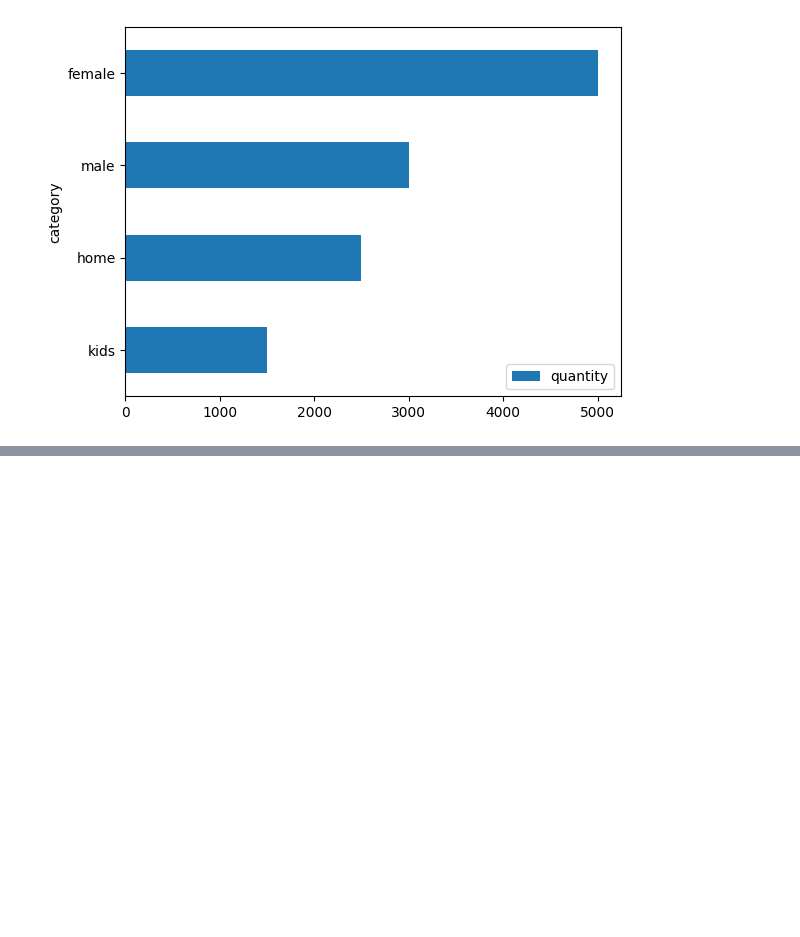
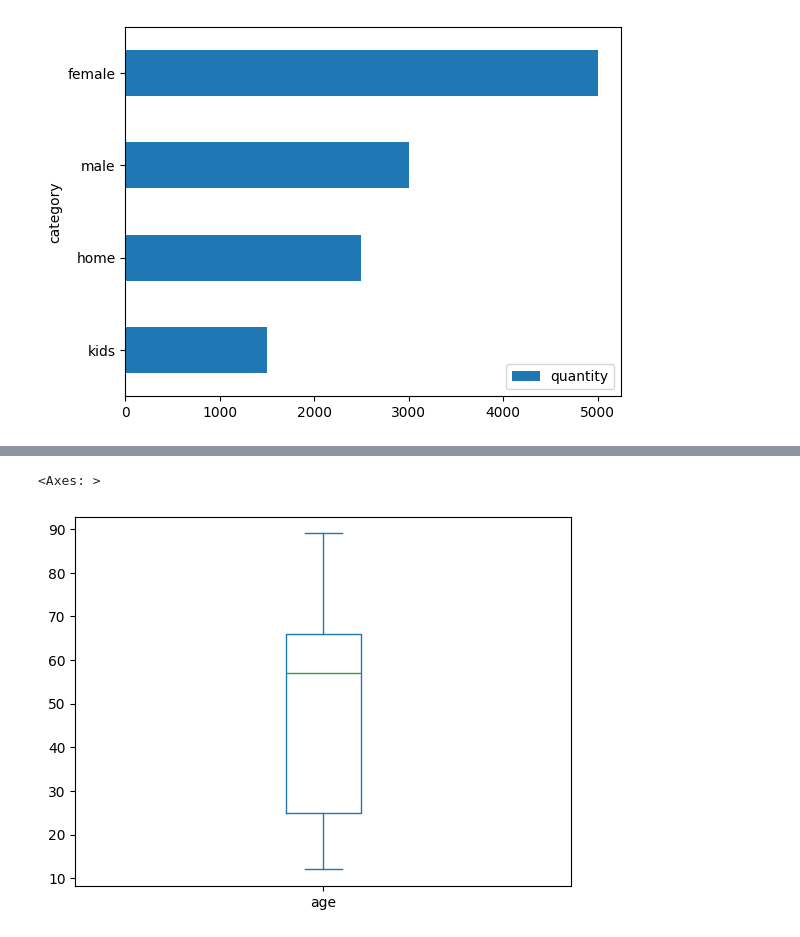
Before and after one commit to pmarcosfelipe/python-statistics, a Jupyter notebook: statistics.ipynb, the cells around one changed output, grey strips where cells are left out. Drawn from its saved outputs; the diff is of its cells as text; code cells hidden in the pictures; blank space fills up the shorter version.

Commit message:
create boxplot graph

```diff
--- a/statistics.ipynb
+++ b/statistics.ipynb
@@ -212,0 +216,7 @@ measures_dataframe.plot.scatter(x="age", y="height")
+# %%
+# Graph - BoxPlot (Diagrama de Caixa) - Age
+
+measures_dataframe.age.plot.box()
+# %% [output]
+<Axes: >
+[figure, added]
```
Also changed, not shown: parts of 2 cells of this notebook.
